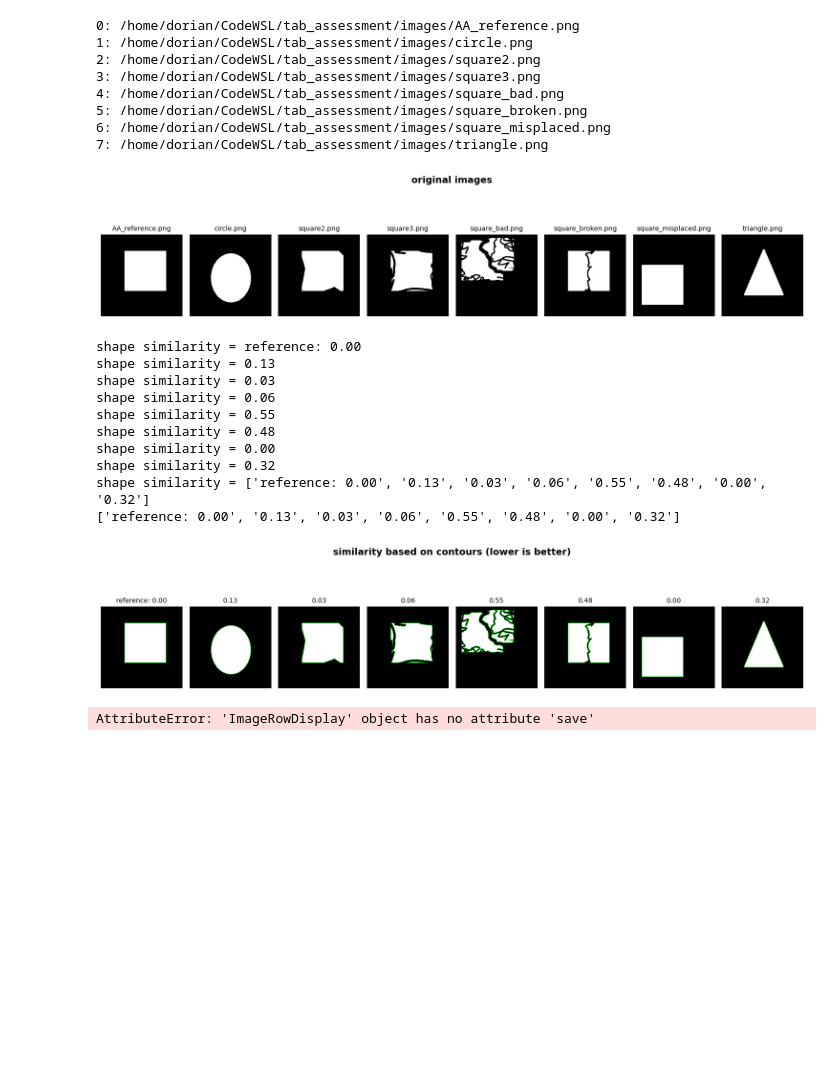
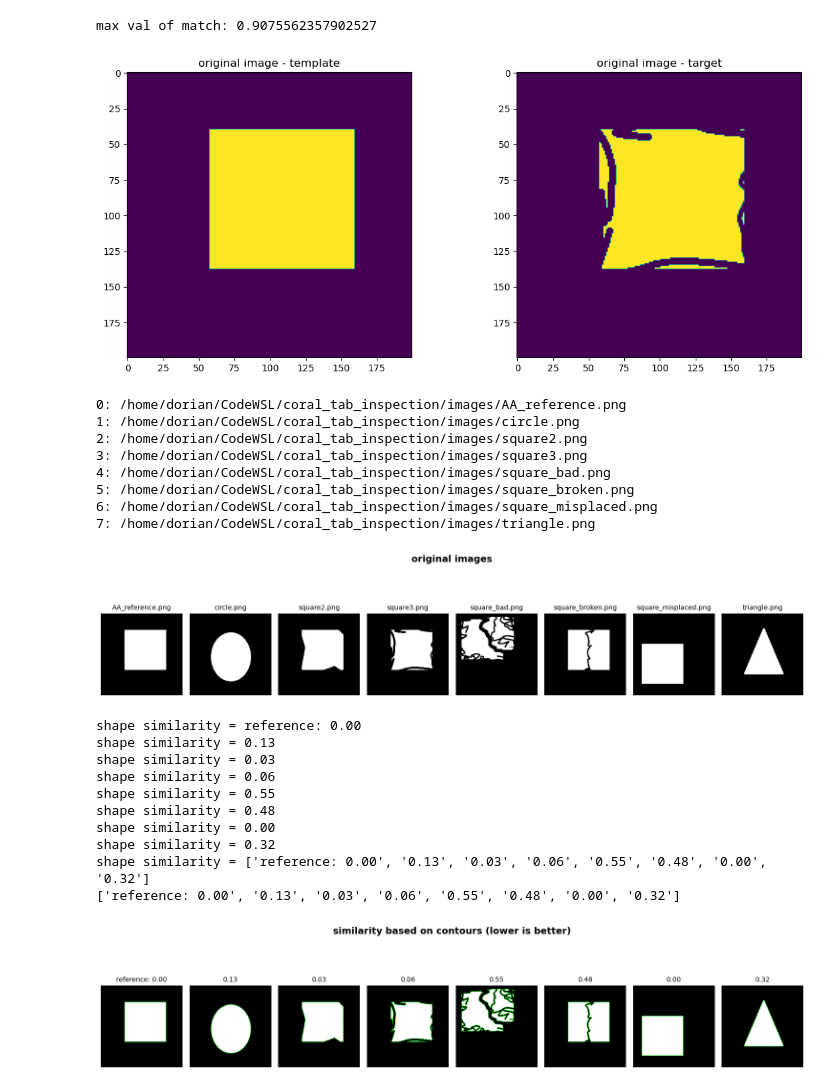
Before and after one commit to doriantsai/coral_tab_inspection, a Jupyter notebook: tab_assessment_binary.ipynb, the cells around one changed output. Drawn from its saved outputs; the diff is of its cells as text; code cells hidden in the pictures; blank space fills up the shorter version.

```diff
--- a/tab_assessment_binary.ipynb
+++ b/tab_assessment_binary.ipynb
@@ -135,35 +168,38 @@ if cont and cont_ref:
 # must be an ideal case of a template!
 # variability in appearance captured by threshold
 
 # reference image
-img_temp_name = '/mnt/c/Users/doria/Code/tab_assessment/images/square1.png'
-img_comp_name = '/mnt/c/Users/doria/Code/tab_assessment/images/square3.png'
+img_temp_name = '/home/dorian/CodeWSL/coral_tab_inspection/images/AA_reference.png'
+img_comp_name = '/home/dorian/CodeWSL/coral_tab_inspection/images/square3.png'
 
 img_temp = cv.imread(img_temp_name,cv.IMREAD_COLOR_RGB)
 img_temp = cv.cvtColor(img_temp, cv.COLOR_RGB2GRAY)
 
 img = cv.imread(img_comp_name,cv.IMREAD_COLOR_RGB)
 img = cv.cvtColor(img, cv.COLOR_RGB2GRAY)
 
 fig, (ax1, ax2) = plt.subplots(1,2,figsize=(12,5))
 
 ax1.imshow(img_temp)
 ax1.set_title('original image - template')
 
 ax2.imshow(img)
 ax2.set_title('original image - target')
 plt.tight_layout()
 
 # perform match
 result = cv.matchTemplate(img, img_temp, cv.TM_CCOEFF_NORMED)
 
 # Get the maximum correlation value (best match)
 min_val, max_val, min_loc, max_loc = cv.minMaxLoc(result)
 
 print(f'max val of match: {max_val}')
 
 
 # same TODO - display array and print results below, maybe make a class, considering how often this will be used!
+# %% [output]
+max val of match: 0.9075562357902527
+[figure, added]
 # %%
 #!/usr/bin/env python3
 
@@ -177,8 +213,8 @@ import matplotlib.pyplot as plt
 
 # import numpy as np
 
-img_dir = '/home/dorian/CodeWSL/tab_assessment/images'
-out_dir = '/home/dorian/CodeWSL/tab_assessment/output'
+img_dir = '/home/dorian/CodeWSL/coral_tab_inspection/images'
+out_dir = '/home/dorian/CodeWSL/coral_tab_inspection/output'
 img_list = sorted(Path(img_dir).rglob('*.png'))
 
 figsize = (15,4)
@@ -243,21 +279,21 @@ print(shape_similarity)
 # make plots
 fig_similarity_contour = ImageRowDisplay(images=imgs_cont, labels=shape_similarity, title="similarity based on contours (lower is better)", figsize=figsize)
 fig_similarity_contour.show_images()
-fig_similarity_contour.save(base_fig_name='shape_similarity.png', dir='/home/dorian/CodeWSL/tab_assessment/output')
+fig_similarity_contour.save(base_fig_name='shape_similarity.png', dir=out_dir)
 
 
 
 # similarity = 0 is perfect similarity
 # set a threshold for similarity
 # %% [output]
-0: /home/dorian/CodeWSL/tab_assessment/images/AA_reference.png
-1: /home/dorian/CodeWSL/tab_assessment/images/circle.png
-2: /home/dorian/CodeWSL/tab_assessment/images/square2.png
-3: /home/dorian/CodeWSL/tab_assessment/images/square3.png
-4: /home/dorian/CodeWSL/tab_assessment/images/square_bad.png
-5: /home/dorian/CodeWSL/tab_assessment/images/square_broken.png
-6: /home/dorian/CodeWSL/tab_assessment/images/square_misplaced.png
-7: /home/dorian/CodeWSL/tab_assessment/images/triangle.png
+0: /home/dorian/CodeWSL/coral_tab_inspection/images/AA_reference.png
+1: /home/dorian/CodeWSL/coral_tab_inspection/images/circle.png
+2: /home/dorian/CodeWSL/coral_tab_inspection/images/square2.png
+3: /home/dorian/CodeWSL/coral_tab_inspection/images/square3.png
+4: /home/dorian/CodeWSL/coral_tab_inspection/images/square_bad.png
+5: /home/dorian/CodeWSL/coral_tab_inspection/images/square_broken.png
+6: /home/dorian/CodeWSL/coral_tab_inspection/images/square_misplaced.png
+7: /home/dorian/CodeWSL/coral_tab_inspection/images/triangle.png
 [figure]
 shape similarity = reference: 0.00
 shape similarity = 0.13
@@ -270,4 +306,3 @@ shape similarity = 0.32
 shape similarity = ['reference: 0.00', '0.13', '0.03', '0.06', '0.55', '0.48', '0.00', '0.32']
 ['reference: 0.00', '0.13', '0.03', '0.06', '0.55', '0.48', '0.00', '0.32']
 [figure]
-AttributeError: 'ImageRowDisplay' object has no attribute 'save'
```
Also changed, not shown: parts of 5 cells of this notebook, 2 other files.
